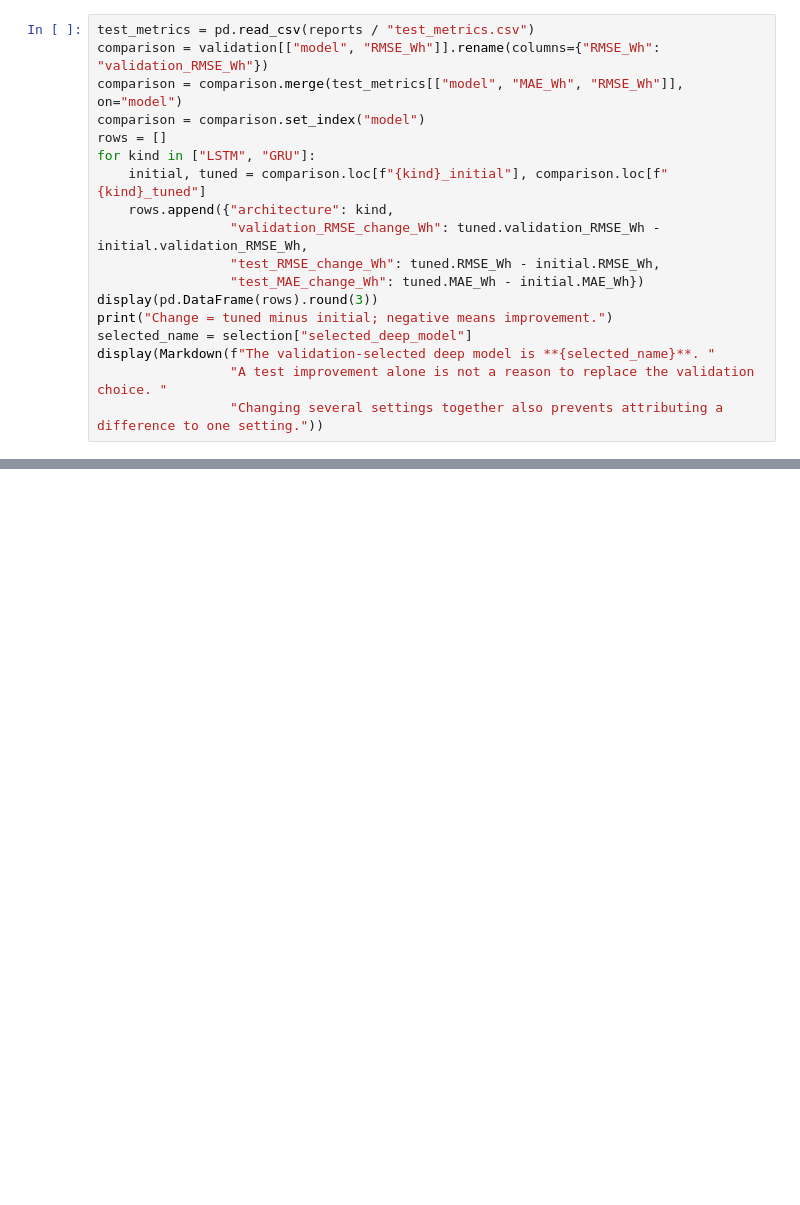
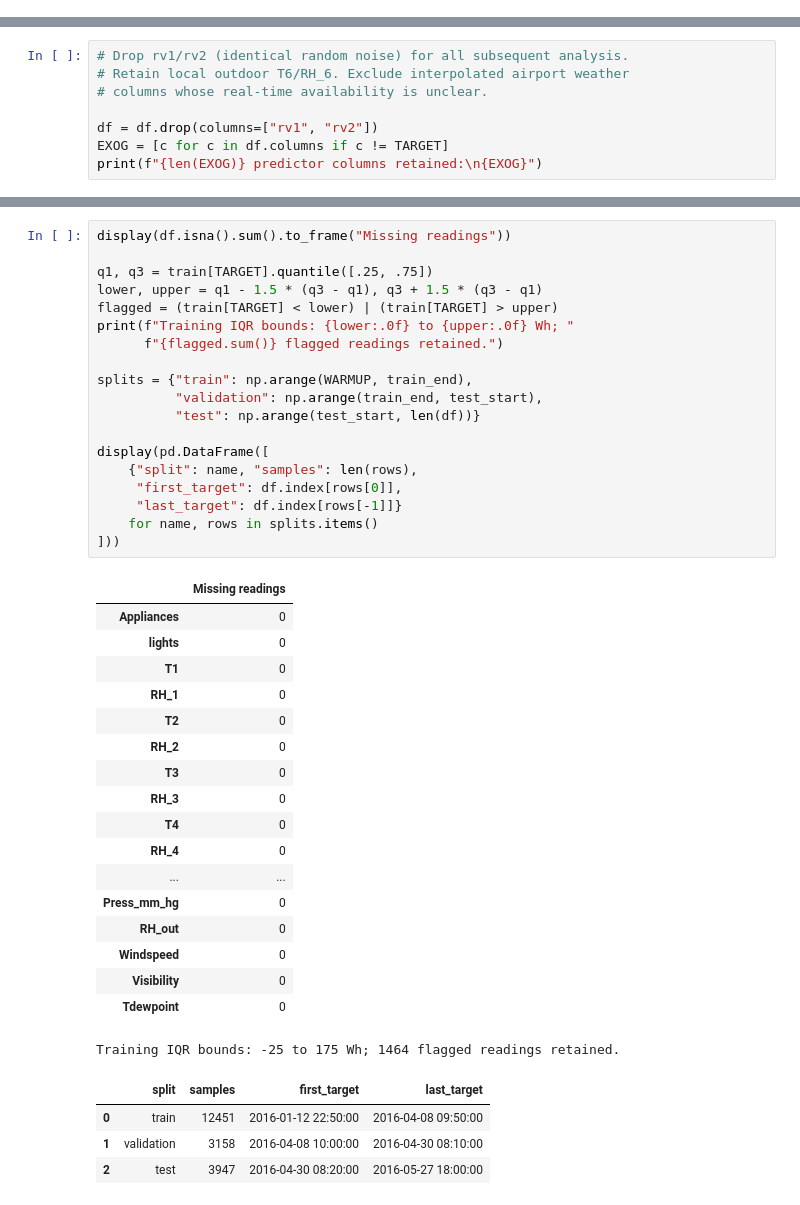
Before and after one commit to dilrukshax/energy_forecasting, a Jupyter notebook: notebooks/appliance_energy_prediction.ipynb, the cells around one changed output, grey strips where cells are left out. Saved outputs shown, nothing was run; the diff lists cells and outputs as text; blank space fills up the shorter version.

```diff
--- a/notebooks/Assessment_Walkthrough.ipynb
+++ b/notebooks/appliance_energy_prediction.ipynb
@@ -356,18 +0,0 @@ Overall validation winner: RandomForest_selected
-# %%
-test_metrics = pd.read_csv(reports / "test_metrics.csv")
-comparison = validation[["model", "RMSE_Wh"]].rename(columns={"RMSE_Wh": "validation_RMSE_Wh"})
-comparison = comparison.merge(test_metrics[["model", "MAE_Wh", "RMSE_Wh"]], on="model")
-comparison = comparison.set_index("model")
-rows = []
-for kind in ["LSTM", "GRU"]:
-    initial, tuned = comparison.loc[f"{kind}_initial"], comparison.loc[f"{kind}_tuned"]
-    rows.append({"architecture": kind,
-                 "validation_RMSE_change_Wh": tuned.validation_RMSE_Wh - initial.validation_RMSE_Wh,
-                 "test_RMSE_change_Wh": tuned.RMSE_Wh - initial.RMSE_Wh,
-                 "test_MAE_change_Wh": tuned.MAE_Wh - initial.MAE_Wh})
-display(pd.DataFrame(rows).round(3))
-print("Change = tuned minus initial; negative means improvement.")
-selected_name = selection["selected_deep_model"]
-display(Markdown(f"The validation-selected deep model is **{selected_name}**. "
-                 "A test improvement alone is not a reason to replace the validation choice. "
-                 "Changing several settings together also prevents attributing a difference to one setting."))
@@ -460,0 +145,8 @@ an estimate without an observed target in this file.
+# %%
+# Drop rv1/rv2 (identical random noise) for all subsequent analysis.
+# Retain local outdoor T6/RH_6. Exclude interpolated airport weather
+# columns whose real-time availability is unclear.
+
+df = df.drop(columns=["rv1", "rv2"])
+EXOG = [c for c in df.columns if c != TARGET]
+print(f"{len(EXOG)} predictor columns retained:\n{EXOG}")
@@ -460,0 +257,42 @@ an estimate without an observed target in this file.
+# %%
+display(df.isna().sum().to_frame("Missing readings"))
+
+q1, q3 = train[TARGET].quantile([.25, .75])
+lower, upper = q1 - 1.5 * (q3 - q1), q3 + 1.5 * (q3 - q1)
+flagged = (train[TARGET] < lower) | (train[TARGET] > upper)
+print(f"Training IQR bounds: {lower:.0f} to {upper:.0f} Wh; "
+      f"{flagged.sum()} flagged readings retained.")
+
+splits = {"train": np.arange(WARMUP, train_end),
+          "validation": np.arange(train_end, test_start),
+          "test": np.arange(test_start, len(df))}
+
+display(pd.DataFrame([
+    {"split": name, "samples": len(rows),
+     "first_target": df.index[rows[0]],
+     "last_target": df.index[rows[-1]]}
+    for name, rows in splits.items()
+]))
+# %% [output]
+|  | Missing readings |
+| Appliances | 0 |
+| lights | 0 |
+| T1 | 0 |
+| RH_1 | 0 |
+| T2 | 0 |
+| RH_2 | 0 |
+| T3 | 0 |
+| RH_3 | 0 |
+| T4 | 0 |
+| RH_4 | 0 |
+| ... | ... |
+| Press_mm_hg | 0 |
+| RH_out | 0 |
+| Windspeed | 0 |
+| Visibility | 0 |
+| Tdewpoint | 0 |
+Training IQR bounds: -25 to 175 Wh; 1464 flagged readings retained.
+|  | split | samples | first_target | last_target |
+| 0 | train | 12451 | 2016-01-12 22:50:00 | 2016-04-08 09:50:00 |
+| 1 | validation | 3158 | 2016-04-08 10:00:00 | 2016-04-30 08:10:00 |
+| 2 | test | 3947 | 2016-04-30 08:20:00 | 2016-05-27 18:00:00 |
```
Also changed, not shown: parts of 48 cells of this notebook.
